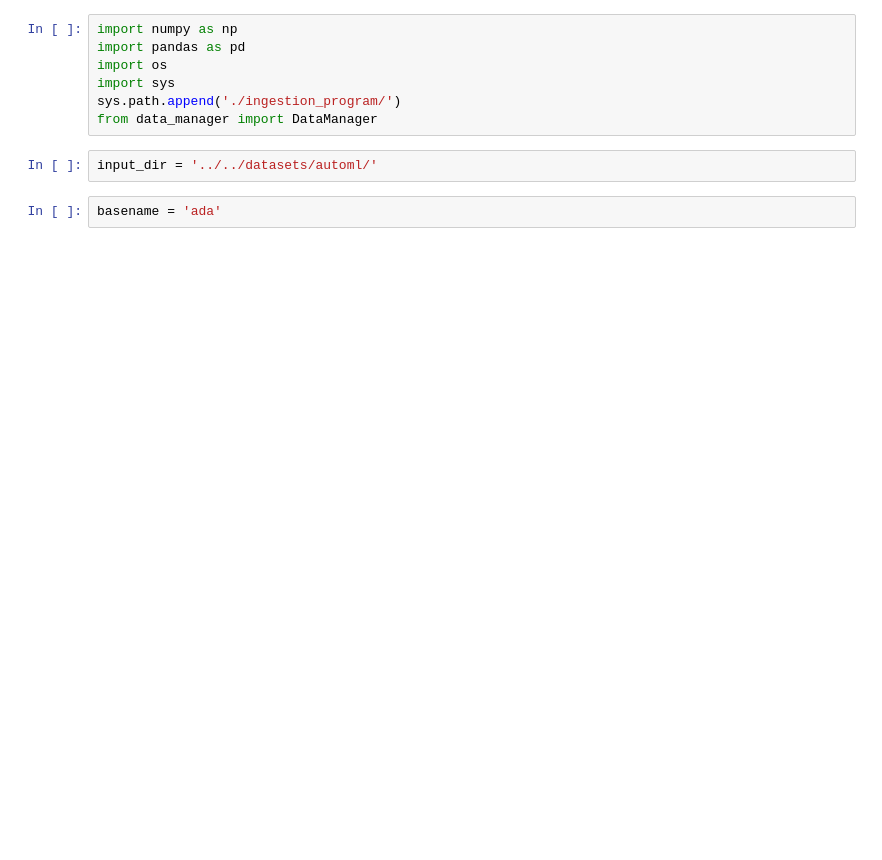
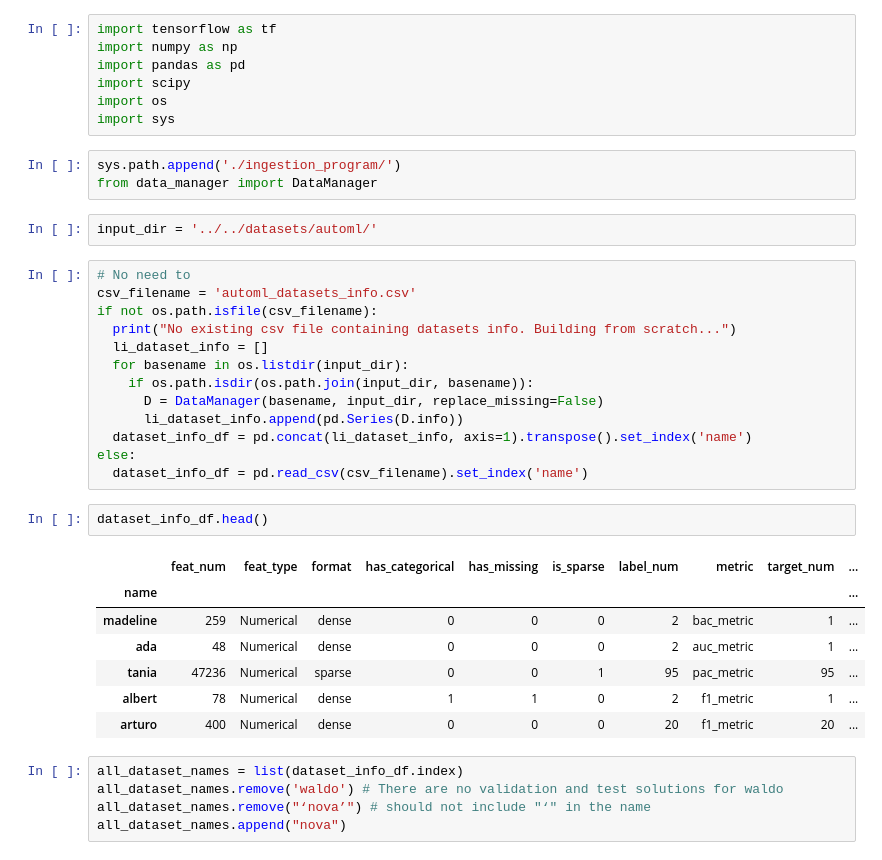
Before and after one commit to zhengying-liu/autodl-contrib, a Jupyter notebook: utils/automl_format/automl_to_autodl.ipynb, the cells around one changed output. Drawn from its saved outputs; the diff is of its cells as text; blank space fills up the shorter version.

Commit message:
Script that can read AutoML datasets and generate metadata, features and labels

```diff
--- a/utils/automl_format/automl_to_autodl.ipynb
+++ b/utils/automl_format/automl_to_autodl.ipynb
@@ -1,11 +1,40 @@
 # %%
+import tensorflow as tf
 import numpy as np
 import pandas as pd
+import scipy
 import os
 import sys
-sys.path.append('./ingestion_program/')
-from data_manager import DataManager
+# %%
+sys.path.append('./ingestion_program/')
+from data_manager import DataManager
 # %%
 input_dir = '../../datasets/automl/'
-# %%
-basename = 'ada'
+# %%
+# No need to
+csv_filename = 'automl_datasets_info.csv'
+if not os.path.isfile(csv_filename):
+  print("No existing csv file containing datasets info. Building from scratch...")
+  li_dataset_info = []
+  for basename in os.listdir(input_dir):
+    if os.path.isdir(os.path.join(input_dir, basename)):
+      D = DataManager(basename, input_dir, replace_missing=False)
+      li_dataset_info.append(pd.Series(D.info))
+  dataset_info_df = pd.concat(li_dataset_info, axis=1).transpose().set_index('name')
+else:
+  dataset_info_df = pd.read_csv(csv_filename).set_index('name')
+# %%
+dataset_info_df.head()
+# %% [output]
+|  | feat_num | feat_type | format | has_categorical | has_missing | is_sparse | label_num | metric | target_num | ... |
+| name |  |  |  |  |  |  |  |  |  | ... |
+| madeline | 259 | Numerical | dense | 0 | 0 | 0 | 2 | bac_metric | 1 | ... |
+| ada | 48 | Numerical | dense | 0 | 0 | 0 | 2 | auc_metric | 1 | ... |
+| tania | 47236 | Numerical | sparse | 0 | 0 | 1 | 95 | pac_metric | 95 | ... |
+| albert | 78 | Numerical | dense | 1 | 1 | 0 | 2 | f1_metric | 1 | ... |
+| arturo | 400 | Numerical | dense | 0 | 0 | 0 | 20 | f1_metric | 20 | ... |
+# %%
+all_dataset_names = list(dataset_info_df.index)
+all_dataset_names.remove('waldo') # There are no validation and test solutions for waldo
+all_dataset_names.remove("‘nova’") # should not include "‘" in the name
+all_dataset_names.append("nova")
```
Also changed, not shown: parts of 11 cells of this notebook, 1 other file.
